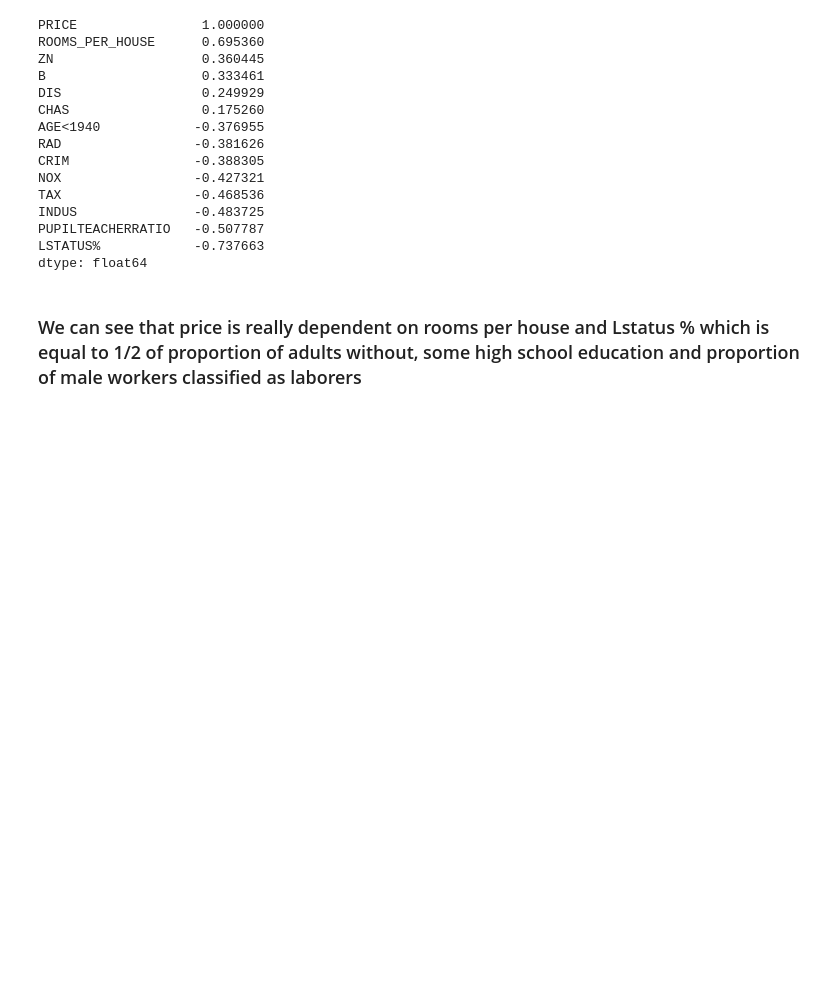
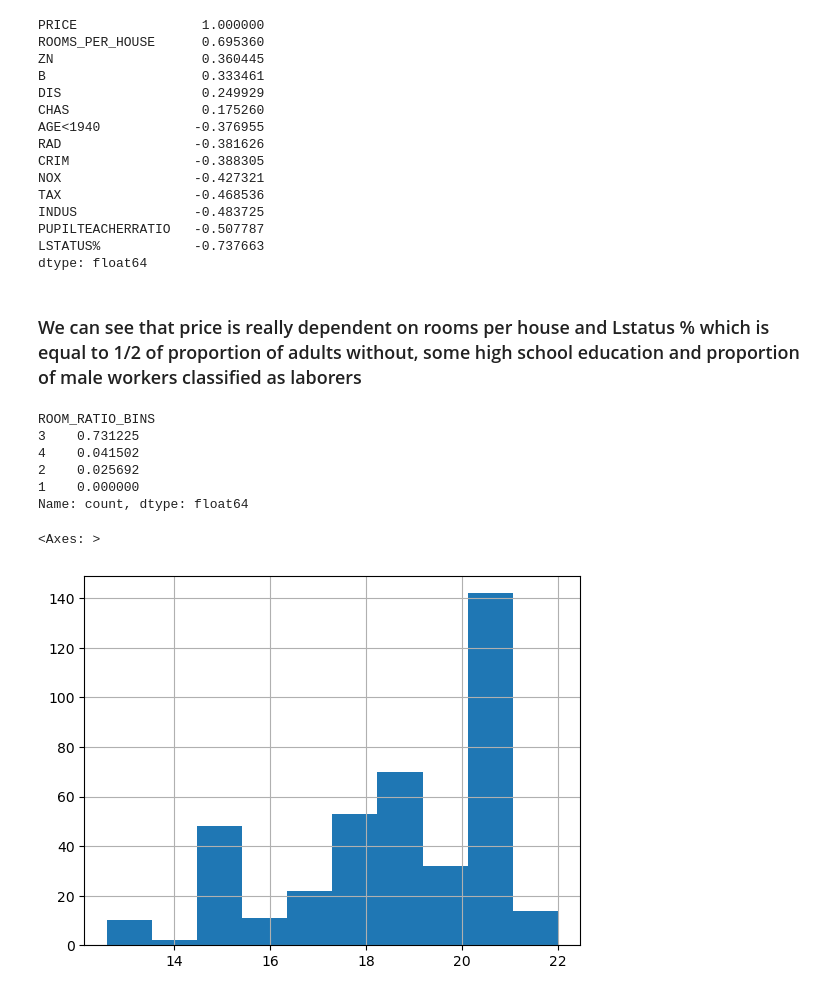
Before and after one commit to umais2005/MachineLearning, a Jupyter notebook: ML Project 1.ipynb, the cells around one changed output. Drawn from its saved outputs; the diff is of its cells as text; code cells hidden in the pictures; blank space fills up the shorter version.

```diff
--- a/ML Project 1.ipynb
+++ b/ML Project 1.ipynb
@@ -100,6 +80,20 @@ LSTATUS%            -0.737663
 dtype: float64
 # %% [markdown]
 ### We can see that price is really dependent on rooms per house and Lstatus % which is equal to 1/2 of proportion of adults without, some high school education and proportion of male workers classified as laborers
+# %%
+data = data.drop('CHAS', axis=1)
+# %%
+room_ratio_bins = pd.cut(data['ROOMS_PER_HOUSE'], bins=[0,2.5,5,7.5,10], labels=[1,2,3,4])
+data['ROOM_RATIO_BINS'] = room_ratio_bins
 # %%
 from sklearn.model_selection import train_test_split
-train_test_split()
+X_train, X_test, y_train, y_test = train_test_split(data, data['PRICE'], test_size=0.2, stratify=room_ratio_bins, random_state=42)
+# %%
+X_train['ROOM_RATIO_BINS'].value_counts() / len(data)
+# %% [output]
+ROOM_RATIO_BINS
+3    0.731225
+4    0.041502
+2    0.025692
+1    0.000000
+Name: count, dtype: float64
@@ -105,0 +112,5 @@ train_test_split()
+# %%
+X_train.PUPILTEACHERRATIO.hist()
+# %% [output]
+<Axes: >
+[figure, added]
```
Also changed, not shown: parts of 7 cells of this notebook.
